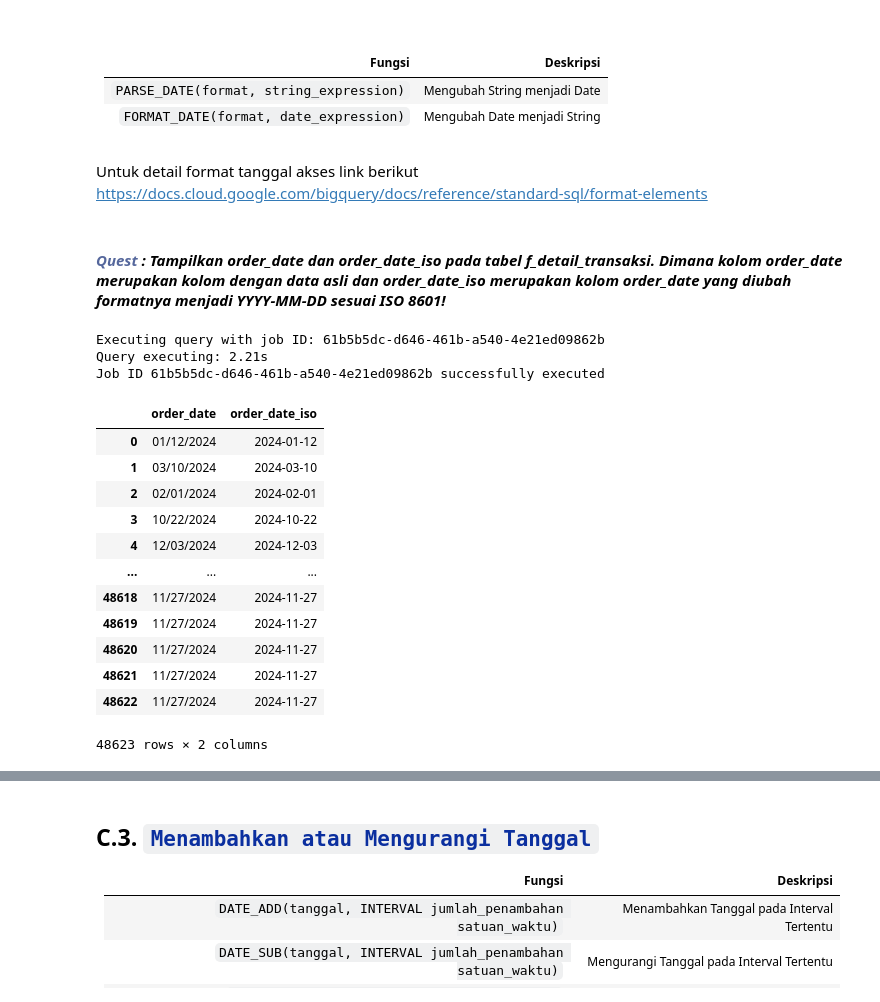
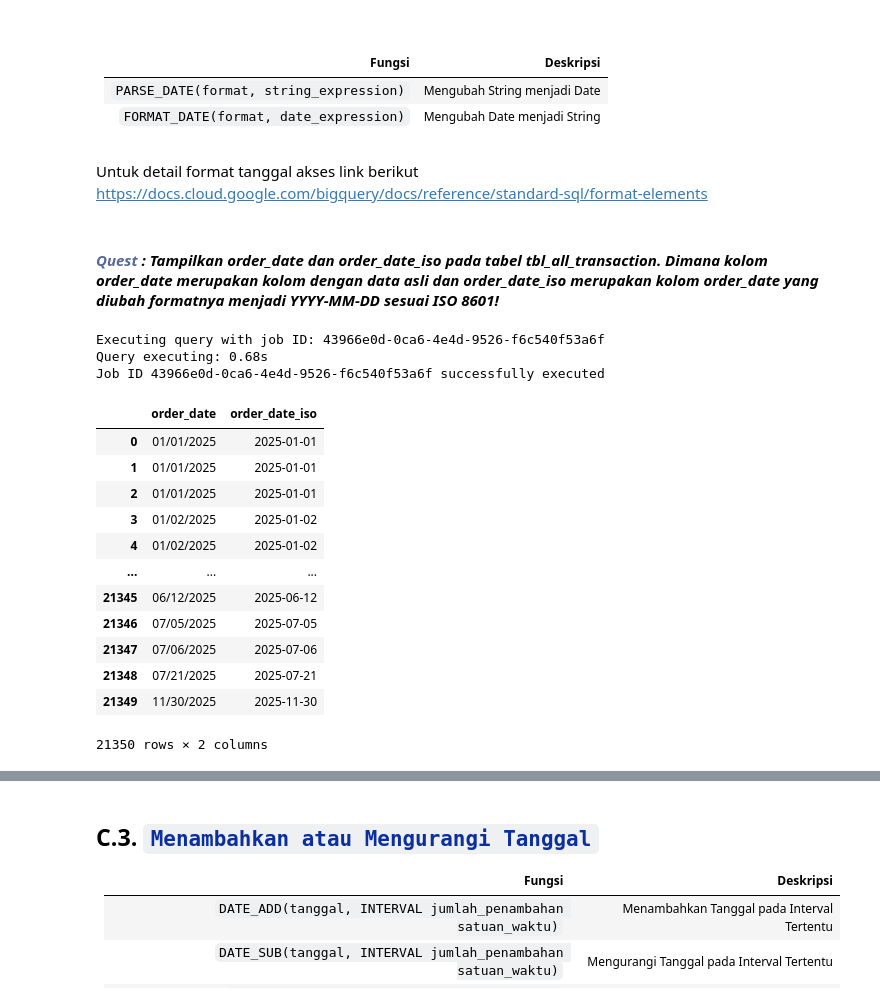
Before and after one commit to refianP13/Data-Analyst, a Jupyter notebook: Copy_of_DQLab_Number_Date_Format_&_SubQuery.ipynb, the cells around one changed output, grey strips where cells are left out. Drawn from its saved outputs; the diff is of its cells as text; code cells hidden in the pictures.

```diff
--- a/Copy_of_DQLab_Number_Date_Format_&_SubQuery.ipynb
+++ b/Copy_of_DQLab_Number_Date_Format_&_SubQuery.ipynb
@@ -310,25 +360,28 @@ Adakalanya format tanggal yang disimpan pada database tidak disimpan dalam forma
 
 Untuk detail format tanggal akses link berikut https://docs.cloud.google.com/bigquery/docs/reference/standard-sql/format-elements
 # %% [markdown]
-#### <i><b><span style='color:#55679C'>Quest</span> : Tampilkan order_date dan order_date_iso pada tabel f_detail_transaksi. Dimana kolom order_date merupakan kolom dengan data asli dan order_date_iso merupakan kolom order_date yang diubah formatnya menjadi YYYY-MM-DD sesuai ISO 8601!</b></i><br>
+#### <i><b><span style='color:#55679C'>Quest</span> : Tampilkan order_date dan order_date_iso pada tabel tbl_all_transaction. Dimana kolom order_date merupakan kolom dengan data asli dan order_date_iso merupakan kolom order_date yang diubah formatnya menjadi YYYY-MM-DD sesuai ISO 8601!</b></i><br>
 # %%
 %%bigquery --project {project_id} --verbose
 
-...
+SELECT
+  order_date,
+  PARSE_DATE('%m/%d/%Y', order_date) AS order_date_iso
+FROM dqpizza.transaction_order
 # %% [output]
-Executing query with job ID: 61b5b5dc-d646-461b-a540-4e21ed09862b
-Query executing: 2.21s
-Job ID 61b5b5dc-d646-461b-a540-4e21ed09862b successfully executed
+Executing query with job ID: 43966e0d-0ca6-4e4d-9526-f6c540f53a6f
+Query executing: 0.68s
+Job ID 43966e0d-0ca6-4e4d-9526-f6c540f53a6f successfully executed
 |  | order_date | order_date_iso |
-| 0 | 01/12/2024 | 2024-01-12 |
-| 1 | 03/10/2024 | 2024-03-10 |
-| 2 | 02/01/2024 | 2024-02-01 |
-| 3 | 10/22/2024 | 2024-10-22 |
-| 4 | 12/03/2024 | 2024-12-03 |
+| 0 | 01/01/2025 | 2025-01-01 |
+| 1 | 01/01/2025 | 2025-01-01 |
+| 2 | 01/01/2025 | 2025-01-01 |
+| 3 | 01/02/2025 | 2025-01-02 |
+| 4 | 01/02/2025 | 2025-01-02 |
 | ... | ... | ... |
-| 48618 | 11/27/2024 | 2024-11-27 |
-| 48619 | 11/27/2024 | 2024-11-27 |
-| 48620 | 11/27/2024 | 2024-11-27 |
-| 48621 | 11/27/2024 | 2024-11-27 |
-| 48622 | 11/27/2024 | 2024-11-27 |
+| 21345 | 06/12/2025 | 2025-06-12 |
+| 21346 | 07/05/2025 | 2025-07-05 |
+| 21347 | 07/06/2025 | 2025-07-06 |
+| 21348 | 07/21/2025 | 2025-07-21 |
+| 21349 | 11/30/2025 | 2025-11-30 |
-48623 rows × 2 columns
+21350 rows × 2 columns
```
Also changed, not shown: parts of 28 cells of this notebook.
